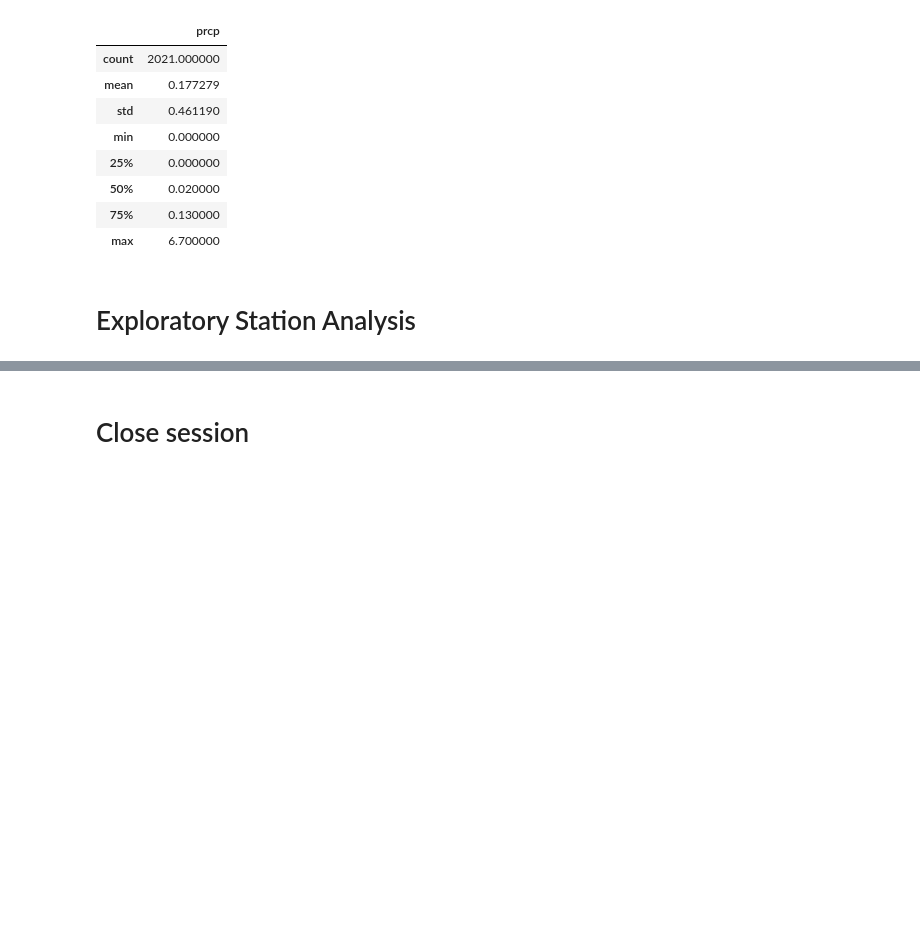
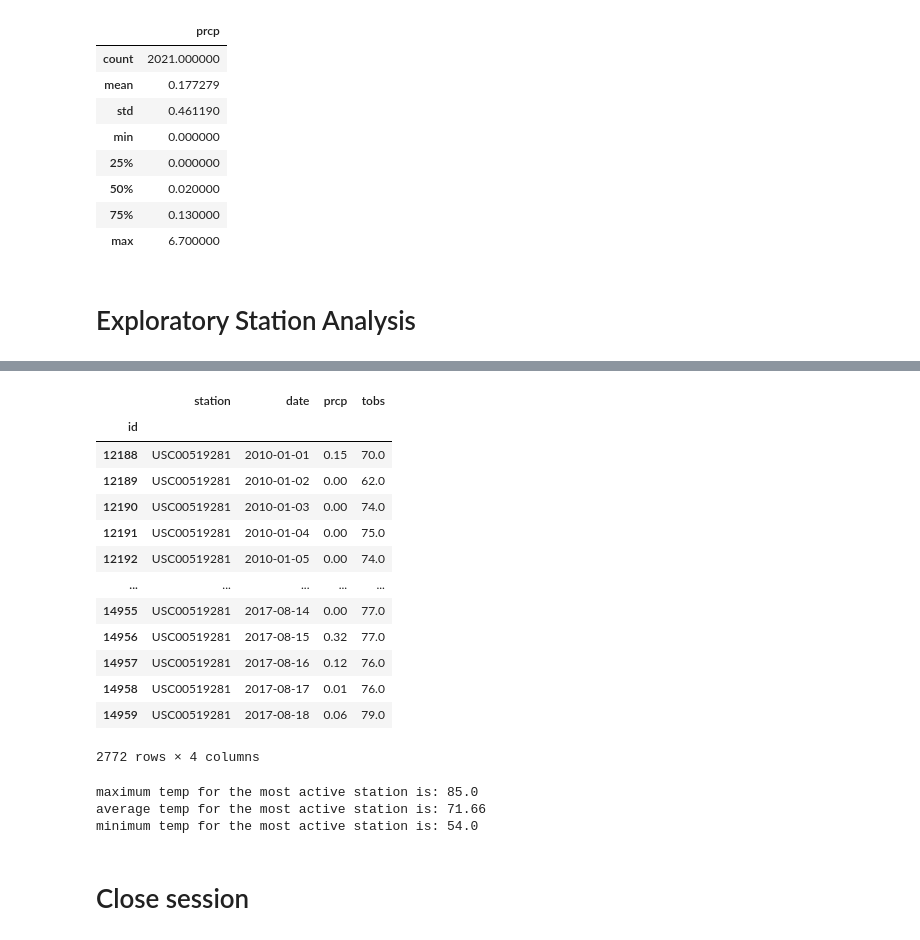
Before and after one commit to efennie/sqlalchemy-challenge, a Jupyter notebook: climate_starter.ipynb, the cells around one changed output, grey strips where cells are left out. Saved outputs shown, nothing was run; the diff lists cells and outputs as text; code cells hidden in the pictures; blank space fills up the shorter version.

Commit message:
calculating most active station data

```diff
--- a/climate_starter.ipynb
+++ b/climate_starter.ipynb
@@ -160,0 +165,4 @@ measurement_to_plot_df.describe()
+# %%
+query = "SELECT * FROM Measurement"
+unique_df = pd.read_sql_query(query, engine, index_col="id")
+unique_df.value_counts
@@ -164,5 +216,36 @@ measurement_to_plot_df.describe()
 # %%
 # Using the most active station id from the previous query, calculate the lowest, highest, and average temperature.
+
+active_station = unique_df.loc[unique_df["station"] == 'USC00519281', :]
+active_station
+# %% [output]
+|  | station | date | prcp | tobs |
+| id |  |  |  |  |
+| 12188 | USC00519281 | 2010-01-01 | 0.15 | 70.0 |
+| 12189 | USC00519281 | 2010-01-02 | 0.00 | 62.0 |
+| 12190 | USC00519281 | 2010-01-03 | 0.00 | 74.0 |
+| 12191 | USC00519281 | 2010-01-04 | 0.00 | 75.0 |
+| 12192 | USC00519281 | 2010-01-05 | 0.00 | 74.0 |
+| ... | ... | ... | ... | ... |
+| 14955 | USC00519281 | 2017-08-14 | 0.00 | 77.0 |
+| 14956 | USC00519281 | 2017-08-15 | 0.32 | 77.0 |
+| 14957 | USC00519281 | 2017-08-16 | 0.12 | 76.0 |
+| 14958 | USC00519281 | 2017-08-17 | 0.01 | 76.0 |
+| 14959 | USC00519281 | 2017-08-18 | 0.06 | 79.0 |
+2772 rows × 4 columns
+# %%
+#calculate lowest, highest, and average temp:
+column = active_station["tobs"]
+max_temp = column.max()
+mean_temp = column.mean()
+min_temp = column.min()
+print(f"maximum temp for the most active station is: {max_temp}")
+print(f"average temp for the most active station is: {(round(mean_temp, 2))}")
+print(f"minimum temp for the most active station is: {min_temp}")
+# %% [output]
+maximum temp for the most active station is: 85.0
+average temp for the most active station is: 71.66
+minimum temp for the most active station is: 54.0
 # %%
 # Using the most active station id
 # Query the last 12 months of temperature observation data for this station and plot the results as a histogram
```
Also changed, not shown: parts of 4 cells of this notebook.
